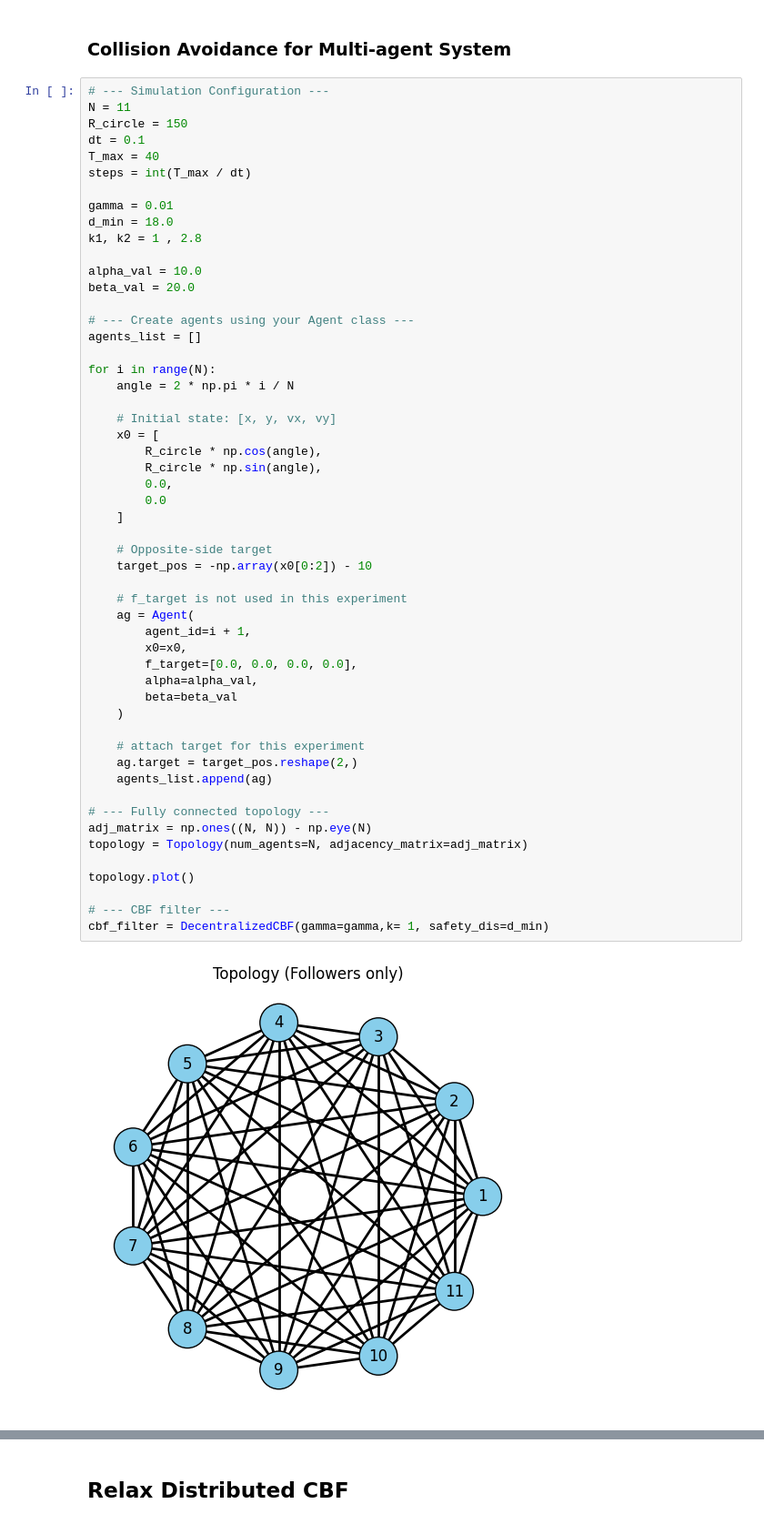
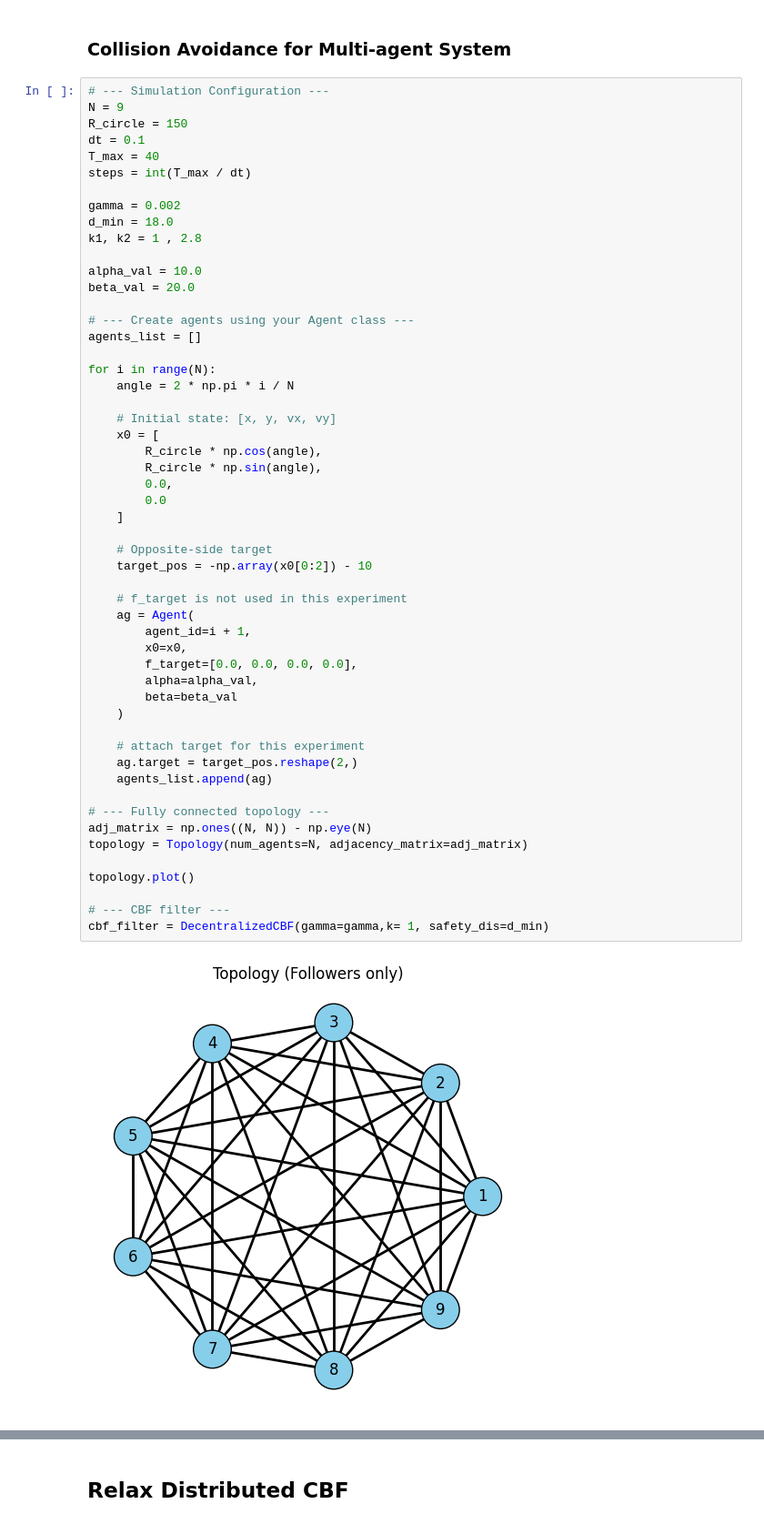
Before and after one commit to hungnguyen-125/Safety_Formation_Control_CBF, a Jupyter notebook: demo/decentralized_cbf_validation.ipynb, the cells around one changed output, grey strips where cells are left out. Shown at 91% size. Cells and saved outputs as stored; diff of their text form.

```diff
--- a/demo/decentralized_cbf_validation.ipynb
+++ b/demo/decentralized_cbf_validation.ipynb
@@ -168,13 +168,13 @@ plt.show()
 ### Collision Avoidance for Multi-agent System
 # %%
 # --- Simulation Configuration ---
-N = 11
+N = 9
 R_circle = 150
 dt = 0.1
 T_max = 40
 steps = int(T_max / dt)
 
-gamma = 0.01
+gamma = 0.002
 d_min = 18.0
 k1, k2 = 1 , 2.8
 
@@ -193,34 +193,34 @@ for i in range(N):
         R_circle * np.sin(angle),
         0.0,
         0.0
     ]
 
     # Opposite-side target
     target_pos = -np.array(x0[0:2]) - 10
 
     # f_target is not used in this experiment
     ag = Agent(
         agent_id=i + 1,
         x0=x0,
         f_target=[0.0, 0.0, 0.0, 0.0],
         alpha=alpha_val,
         beta=beta_val
     )
 
     # attach target for this experiment
     ag.target = target_pos.reshape(2,)
     agents_list.append(ag)
 
 # --- Fully connected topology ---
 adj_matrix = np.ones((N, N)) - np.eye(N)
 topology = Topology(num_agents=N, adjacency_matrix=adj_matrix)
 
 topology.plot()
 
 # --- CBF filter ---
 cbf_filter = DecentralizedCBF(gamma=gamma,k= 1, safety_dis=d_min)
 # %% [output]
-[figure, old version]
+[figure, new version]
 # %%
 # --- History ---
 history = [[] for _ in range(N)]
```
Also changed, not shown: parts of 9 cells of this notebook, 12 other files.
